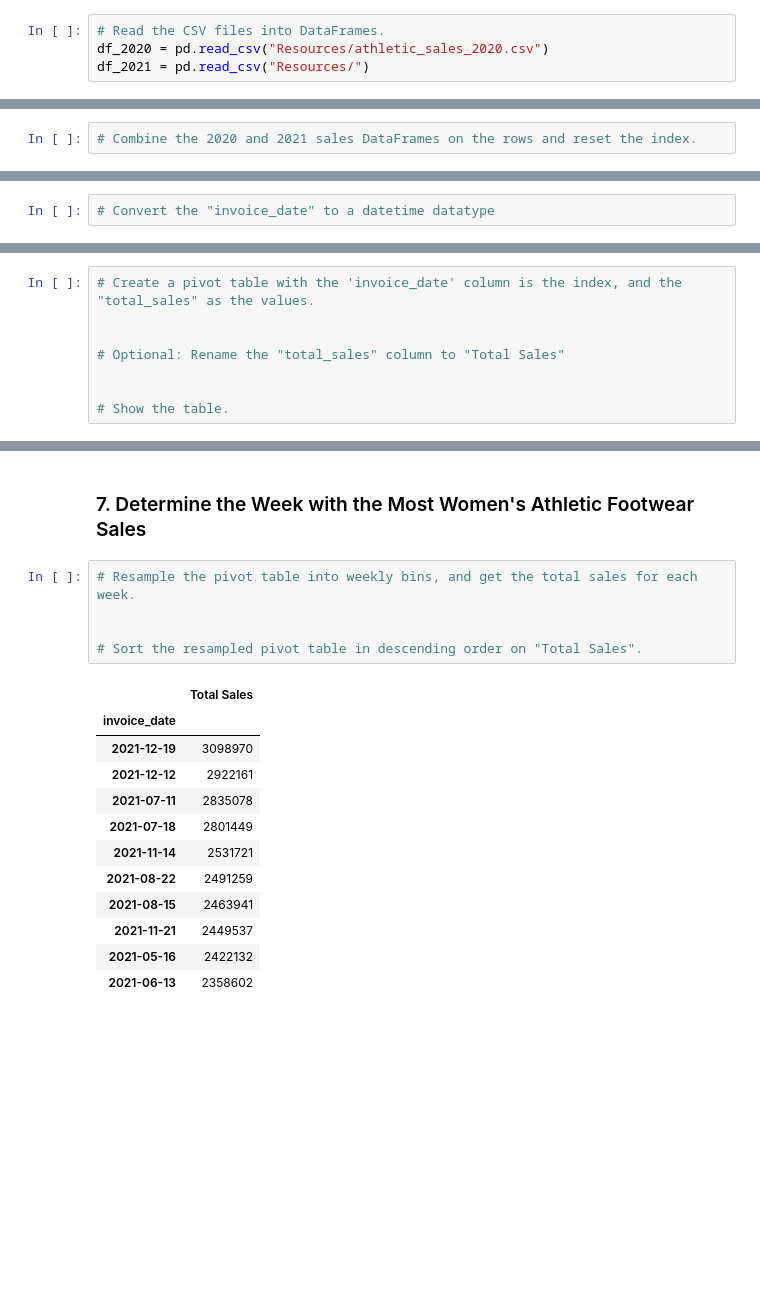
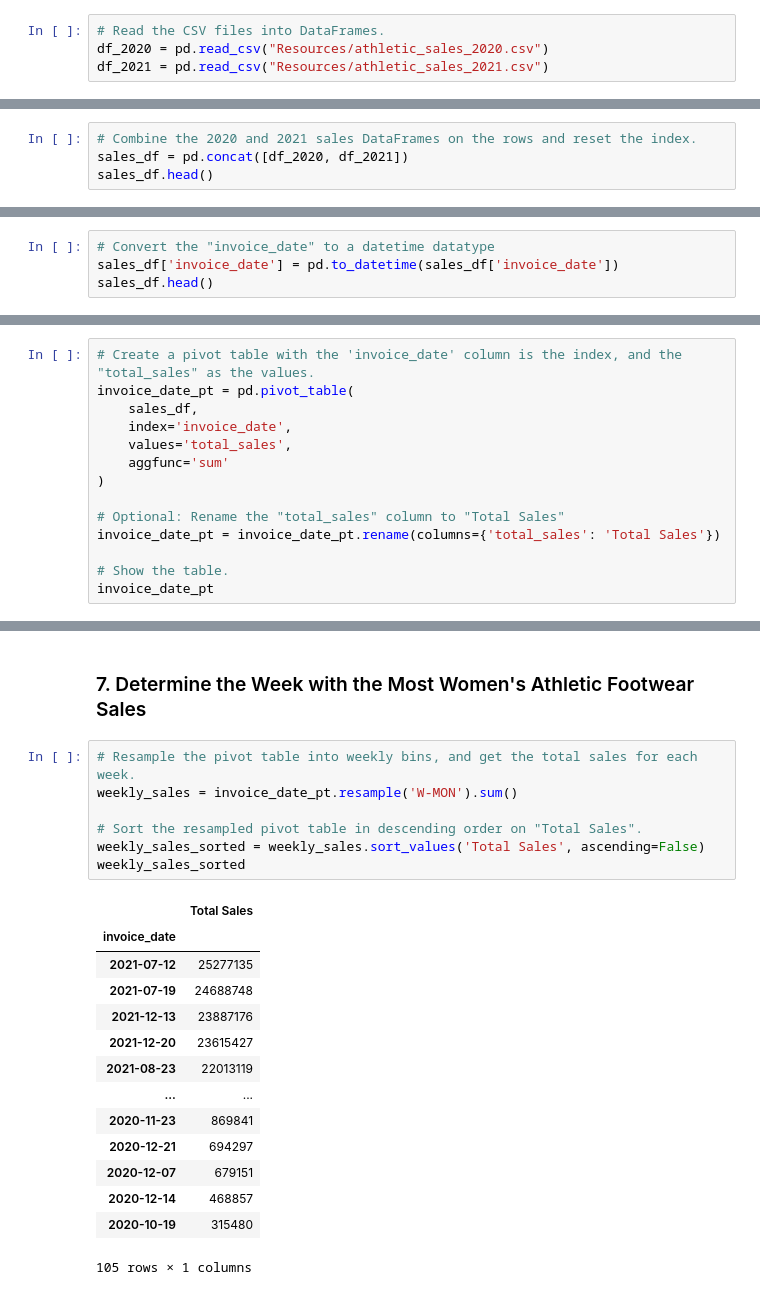
Before and after one commit to tmmitch25/CryptoClustering, a Jupyter notebook: Desktop/AI Homework/Module5_Code/athletic_sales_analysis.ipynb, the cells around one changed output, grey strips where cells are left out. Cells and saved outputs as stored; diff of their text form; blank space fills up the shorter version.

```diff
--- a/Desktop/AI Homework/Module5_Code/athletic_sales_analysis.ipynb
+++ b/Desktop/AI Homework/Module5_Code/athletic_sales_analysis.ipynb
@@ -7,6 +7,6 @@ import pandas as pd
 # %%
 # Read the CSV files into DataFrames.
 df_2020 = pd.read_csv("Resources/athletic_sales_2020.csv")
-df_2021 = pd.read_csv("Resources/")
+df_2021 = pd.read_csv("Resources/athletic_sales_2021.csv")
 # %%
 # Display the 2020 sales DataFrame
@@ -90,6 +94,8 @@ memory usage: 782.6+ KB
 #### Combine the sales data by rows.
 # %%
 # Combine the 2020 and 2021 sales DataFrames on the rows and reset the index.
+sales_df = pd.concat([df_2020, df_2021])
+sales_df.head()
 # %% [output]
 |  | retailer | retailer_id | invoice_date | region | state | city | product | price_per_unit | units_sold | ... |
 | 0 | Foot Locker | 1185732 | 1/1/20 | Northeast | New York | New York | Men's Street Footwear | 50 | 1200 | ... |
@@ -145,5 +146,7 @@ memory usage: 904.2+ KB
 # %%
 # Convert the "invoice_date" to a datetime datatype
+sales_df['invoice_date'] = pd.to_datetime(sales_df['invoice_date'])
+sales_df.head()
 # %% [output]
 |  | retailer | retailer_id | invoice_date | region | state | city | product | price_per_unit | units_sold | ... |
 | 0 | Foot Locker | 1185732 | 2020-01-01 | Northeast | New York | New York | Men's Street Footwear | 50 | 1200 | ... |
@@ -344,12 +375,18 @@ memory usage: 904.2+ KB
 ### 6. Determine the Day with the Most Women's Athletic Footwear Sales
 # %%
 # Create a pivot table with the 'invoice_date' column is the index, and the "total_sales" as the values.
-
+invoice_date_pt = pd.pivot_table(
+    sales_df,
+    index='invoice_date',
+    values='total_sales',
+    aggfunc='sum'
+)
 
 # Optional: Rename the "total_sales" column to "Total Sales"
-
+invoice_date_pt = invoice_date_pt.rename(columns={'total_sales': 'Total Sales'})
 
 # Show the table.
+invoice_date_pt
 # %% [output]
 |  | Total Sales |
 | invoice_date |  |
@@ -385,19 +428,23 @@ memory usage: 904.2+ KB
 ### 7.  Determine the Week with the Most Women's Athletic Footwear Sales
 # %%
 # Resample the pivot table into weekly bins, and get the total sales for each week.
-
+weekly_sales = invoice_date_pt.resample('W-MON').sum()
 
 # Sort the resampled pivot table in descending order on "Total Sales".
+weekly_sales_sorted = weekly_sales.sort_values('Total Sales', ascending=False)
+weekly_sales_sorted
 # %% [output]
 |  | Total Sales |
 | invoice_date |  |
-| 2021-12-19 | 3098970 |
-| 2021-12-12 | 2922161 |
-| 2021-07-11 | 2835078 |
-| 2021-07-18 | 2801449 |
-| 2021-11-14 | 2531721 |
-| 2021-08-22 | 2491259 |
-| 2021-08-15 | 2463941 |
-| 2021-11-21 | 2449537 |
-| 2021-05-16 | 2422132 |
-| 2021-06-13 | 2358602 |
+| 2021-07-12 | 25277135 |
+| 2021-07-19 | 24688748 |
+| 2021-12-13 | 23887176 |
+| 2021-12-20 | 23615427 |
+| 2021-08-23 | 22013119 |
+| ... | ... |
+| 2020-11-23 | 869841 |
+| 2020-12-21 | 694297 |
+| 2020-12-07 | 679151 |
+| 2020-12-14 | 468857 |
+| 2020-10-19 | 315480 |
+105 rows × 1 columns
```
Also changed, not shown: parts of 20 cells of this notebook.
